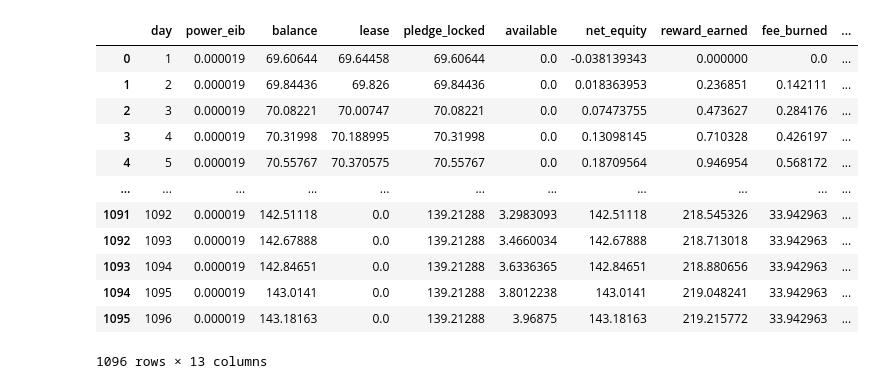
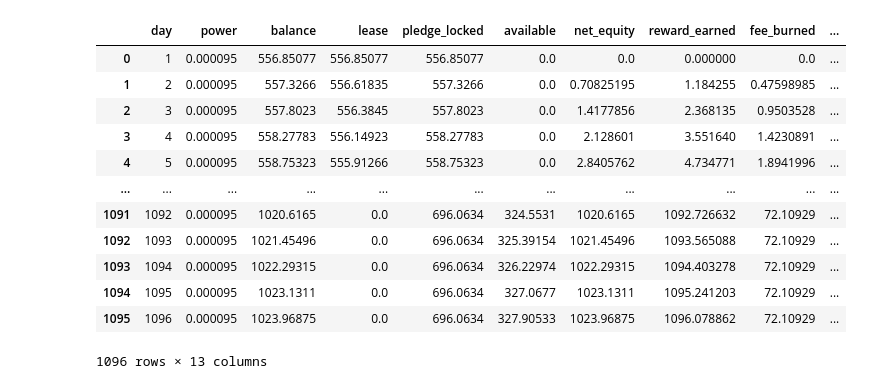
Before and after one commit to kkarrancsu/shortfall, a Jupyter notebook: notebooks/sweep_shortfall_taken_repay.ipynb, the cells around one changed output. Drawn from its saved outputs; the diff is of its cells as text; code cells hidden in the pictures.

```diff
--- a/notebooks/sweep_shortfall_taken_repay.ipynb
+++ b/notebooks/sweep_shortfall_taken_repay.ipynb
@@ -31,7 +31,6 @@ def get_base_raw_income(power, total_pledge_needed_for_power):
     network = dataclasses.replace(MAINNET_APR_2023,
         token_lease_fee=0.20,
         reward_decay=REWARD_DECAY, # or try REWARD_DECAY + BASELINE_GROWTH
-        initial_pledge_projection_period_days=20.0,
         supply_lock_target=0.3
     )
 
@@ -77,7 +76,7 @@ def get_revenue_take_model_income(power, total_pledge_needed_for_power, pledge_b
     return take_rewards_income, repay_remaining_vector
 
 def get_repay_stats(miner_balance, power, max_fee_reward_fraction, shortfall_take_amount,
-                    take_shortfall=True, token_lease_fee=0.2):
+                    token_lease_fee=0.2):
     network = dataclasses.replace(MAINNET_APR_2023,
         token_lease_fee=token_lease_fee,
         reward_decay=REWARD_DECAY, # or try REWARD_DECAY + BASELINE_GROWTH
@@ -89,31 +88,30 @@ def get_repay_stats(miner_balance, power, max_fee_reward_fraction, shortfall_tak
         balance=miner_balance,
         max_repayment_term=max_repayment_term,
         max_fee_reward_fraction=max_fee_reward_fraction,
-        reward_projection_decay=REWARD_DECAY + BASELINE_GROWTH,
-        shortfall_take_amount = shortfall_take_amount
+        reward_projection_decay=REWARD_DECAY + BASELINE_GROWTH
     )
 
     repay_cfg = SimConfig(
         network=network,
-        strategy=StrategyConfig.power_limited(power * TIBIBYTE / EXBIBYTE, days, take_shortfall),
+        strategy=StrategyConfig.power_limited(power * TIBIBYTE / EXBIBYTE, days, shortfall_take_amount),
         miner_factory=repay_miner_factory,
     )
     stats_repay = Simulator(repay_cfg).run_all(days, stats_interval)
     return pd.DataFrame(data=stats_repay)
 # %%
-get_repay_stats(0, 20, 0.6, 0.5)
+get_repay_stats(0, 100, 0.5, 0.2, 0.0)
 # %% [output]
-|  | day | power_eib | balance | lease | pledge_locked | available | net_equity | reward_earned | fee_burned | ... |
-| 0 | 1 | 0.000019 | 69.60644 | 69.64458 | 69.60644 | 0.0 | -0.038139343 | 0.000000 | 0.0 | ... |
-| 1 | 2 | 0.000019 | 69.84436 | 69.826 | 69.84436 | 0.0 | 0.018363953 | 0.236851 | 0.142111 | ... |
-| 2 | 3 | 0.000019 | 70.08221 | 70.00747 | 70.08221 | 0.0 | 0.07473755 | 0.473627 | 0.284176 | ... |
-| 3 | 4 | 0.000019 | 70.31998 | 70.188995 | 70.31998 | 0.0 | 0.13098145 | 0.710328 | 0.426197 | ... |
-| 4 | 5 | 0.000019 | 70.55767 | 70.370575 | 70.55767 | 0.0 | 0.18709564 | 0.946954 | 0.568172 | ... |
+|  | day | power | balance | lease | pledge_locked | available | net_equity | reward_earned | fee_burned | ... |
+| 0 | 1 | 0.000095 | 556.85077 | 556.85077 | 556.85077 | 0.0 | 0.0 | 0.000000 | 0.0 | ... |
+| 1 | 2 | 0.000095 | 557.3266 | 556.61835 | 557.3266 | 0.0 | 0.70825195 | 1.184255 | 0.47598985 | ... |
+| 2 | 3 | 0.000095 | 557.8023 | 556.3845 | 557.8023 | 0.0 | 1.4177856 | 2.368135 | 0.9503528 | ... |
+| 3 | 4 | 0.000095 | 558.27783 | 556.14923 | 558.27783 | 0.0 | 2.128601 | 3.551640 | 1.4230891 | ... |
+| 4 | 5 | 0.000095 | 558.75323 | 555.91266 | 558.75323 | 0.0 | 2.8405762 | 4.734771 | 1.8941996 | ... |
 | ... | ... | ... | ... | ... | ... | ... | ... | ... | ... | ... |
-| 1091 | 1092 | 0.000019 | 142.51118 | 0.0 | 139.21288 | 3.2983093 | 142.51118 | 218.545326 | 33.942963 | ... |
-| 1092 | 1093 | 0.000019 | 142.67888 | 0.0 | 139.21288 | 3.4660034 | 142.67888 | 218.713018 | 33.942963 | ... |
-| 1093 | 1094 | 0.000019 | 142.84651 | 0.0 | 139.21288 | 3.6336365 | 142.84651 | 218.880656 | 33.942963 | ... |
-| 1094 | 1095 | 0.000019 | 143.0141 | 0.0 | 139.21288 | 3.8012238 | 143.0141 | 219.048241 | 33.942963 | ... |
-| 1095 | 1096 | 0.000019 | 143.18163 | 0.0 | 139.21288 | 3.96875 | 143.18163 | 219.215772 | 33.942963 | ... |
+| 1091 | 1092 | 0.000095 | 1020.6165 | 0.0 | 696.0634 | 324.5531 | 1020.6165 | 1092.726632 | 72.10929 | ... |
+| 1092 | 1093 | 0.000095 | 1021.45496 | 0.0 | 696.0634 | 325.39154 | 1021.45496 | 1093.565088 | 72.10929 | ... |
+| 1093 | 1094 | 0.000095 | 1022.29315 | 0.0 | 696.0634 | 326.22974 | 1022.29315 | 1094.403278 | 72.10929 | ... |
+| 1094 | 1095 | 0.000095 | 1023.1311 | 0.0 | 696.0634 | 327.0677 | 1023.1311 | 1095.241203 | 72.10929 | ... |
+| 1095 | 1096 | 0.000095 | 1023.96875 | 0.0 | 696.0634 | 327.90533 | 1023.96875 | 1096.078862 | 72.10929 | ... |
 1096 rows × 13 columns
 # %%
```
Also changed, not shown: parts of 2 cells of this notebook, 7 other files.
